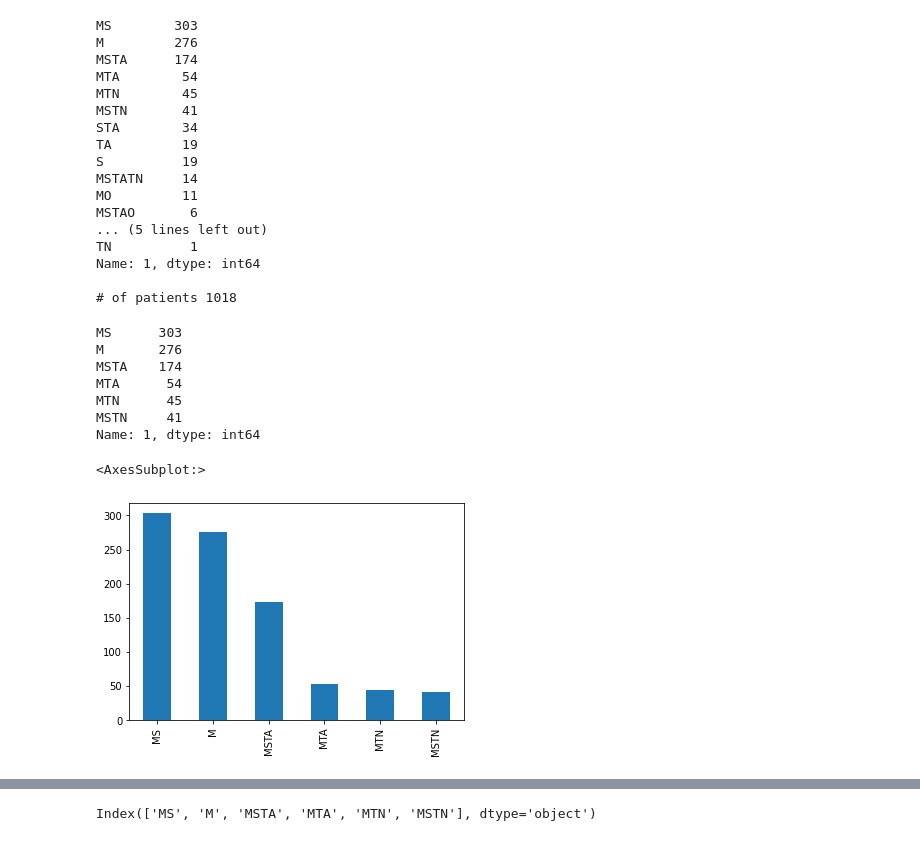
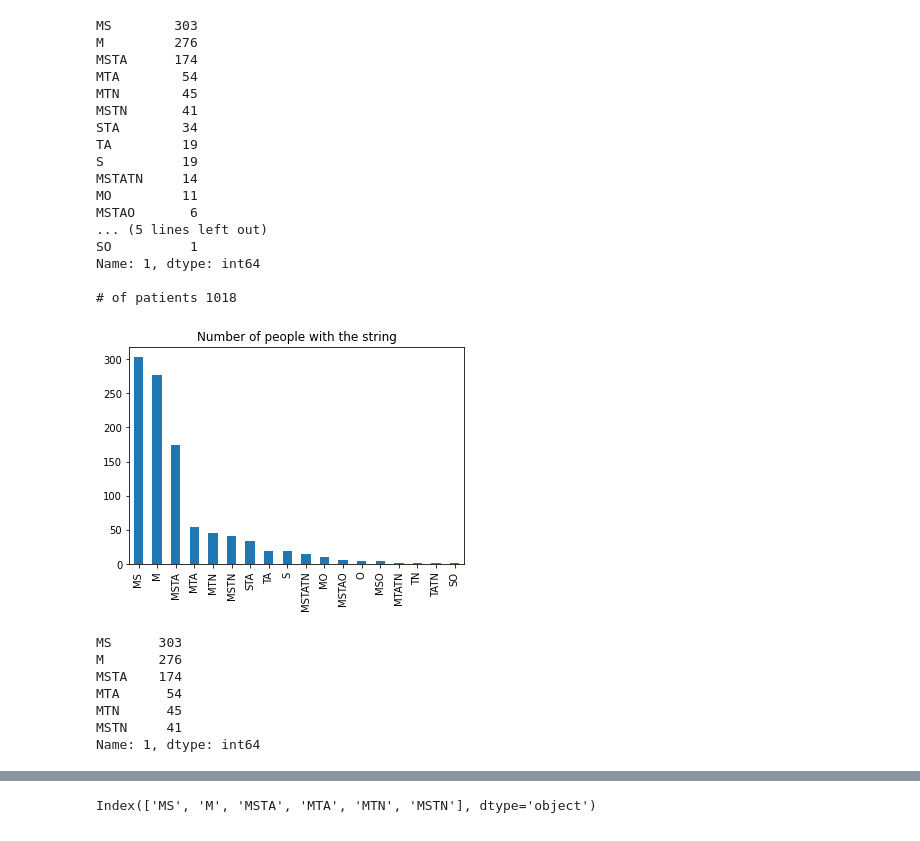
Before and after one commit to dvirs12345/Final-project, a Jupyter notebook: Problems categories 5.ipynb, the cells around one changed output, grey strips where cells are left out. Saved outputs shown, nothing was run; the diff lists cells and outputs as text; code cells hidden in the pictures.

```diff
--- a/Problems categories 5.ipynb
+++ b/Problems categories 5.ipynb
@@ -10,25 +10,29 @@ excel = pd.read_excel('Classified 3.xlsx', sheet_name='Sheet1')
 # %%
 value_counts_for1 = excel['1'].value_counts()
 print(value_counts_for1)
 print("\n# of patients", excel.shape[0])
+value_counts_for1.plot.bar()
+plt.title("Number of people with the string")
+plt.savefig("g2_1.png")
 # %% [output]
 MS        303
 M         276
 MSTA      174
 MTA        54
 MTN        45
 MSTN       41
 STA        34
 TA         19
 S          19
 MSTATN     14
 MO         11
 MSTAO       6
 ... (5 lines left out)
-TN          1
+SO          1
 Name: 1, dtype: int64
 
 # of patients 1018
+[figure, added]
 # %%
 value_counts_for1 = value_counts_for1[value_counts_for1>=40]
 print(value_counts_for1)
@@ -40,8 +44,3 @@ MTA      54
 MTN      45
 MSTN     41
 Name: 1, dtype: int64
-# %%
-value_counts_for1.plot.bar()
-# %% [output]
-<AxesSubplot:>
-[figure, removed]
```
Also changed, not shown: parts of 2 cells of this notebook, 2 other files.
